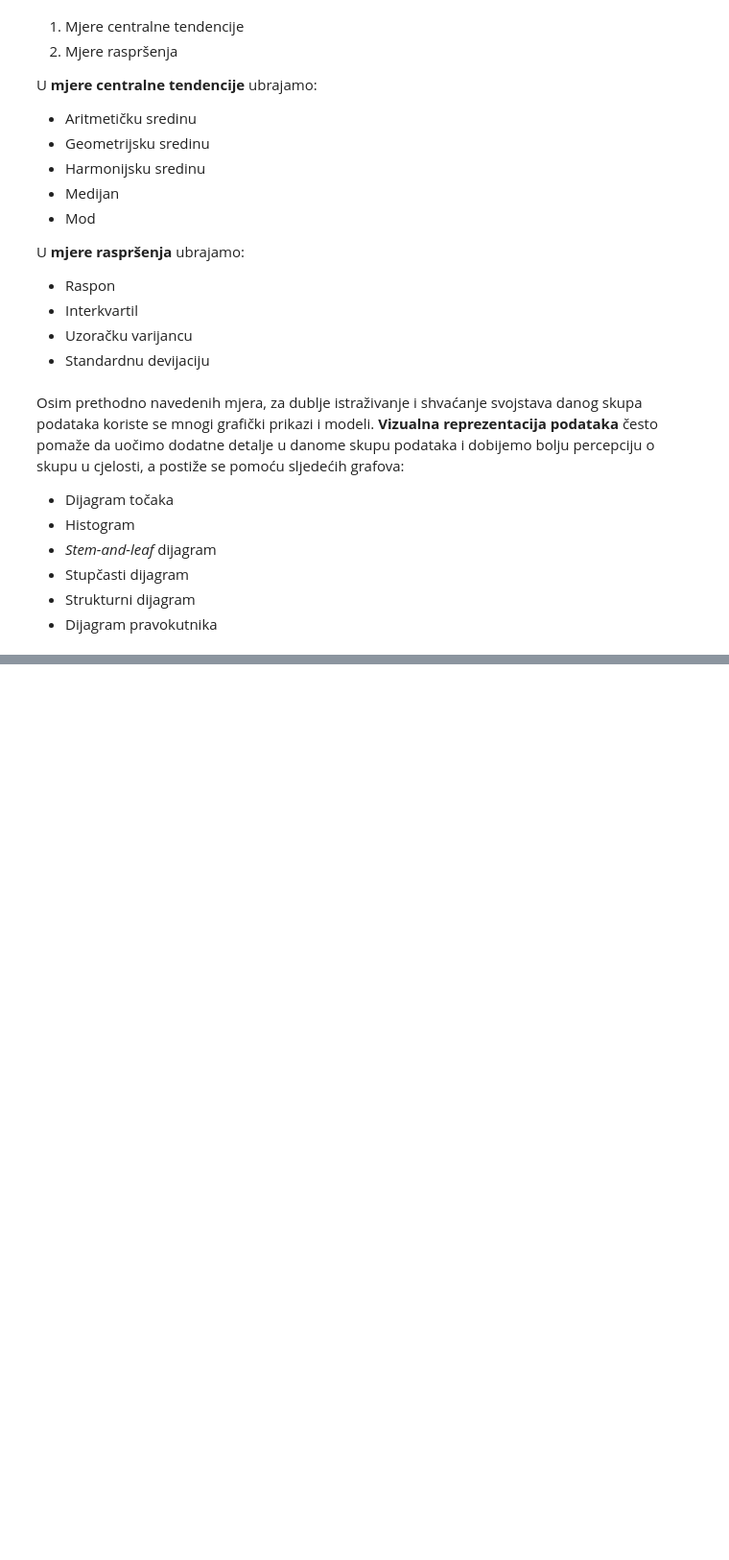
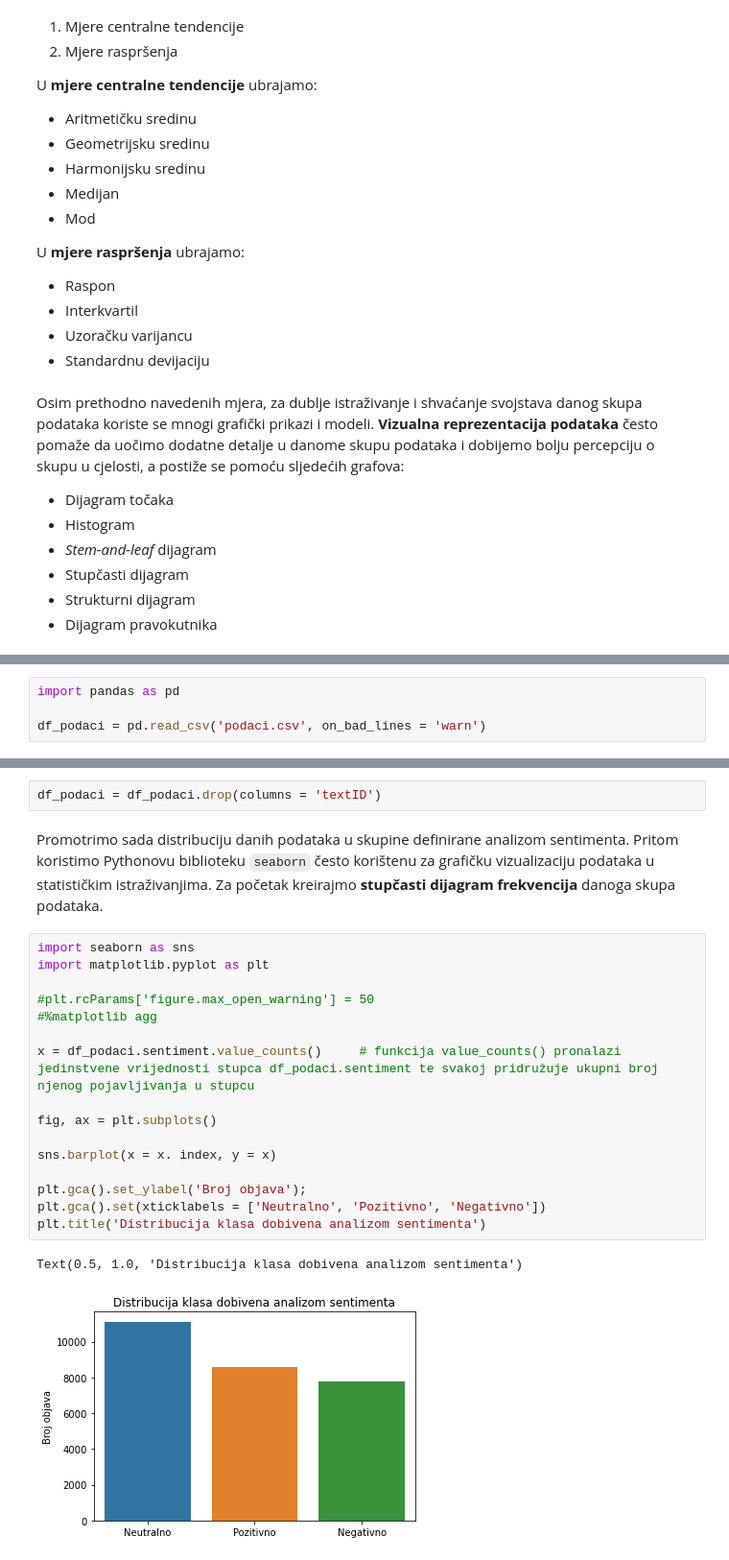
Before and after one commit to anazebi/Matematicki-softver, a Jupyter notebook: Opisna statistika esej.ipynb, the cells around one changed output, grey strips where cells are left out. Shown at 96% size. Cells and saved outputs as stored; diff of their text form; blank space fills up the shorter version.

```diff
--- a/Opisna statistika esej.ipynb
+++ b/Opisna statistika esej.ipynb
@@ -44,0 +56,4 @@ Opažene vrijednosti $x_1, x_2, ... x_n$ varijable $X$ na određenom statističk
+# %%
+import pandas as pd
+
+df_podaci = pd.read_csv('podaci.csv', on_bad_lines = 'warn')
@@ -44,0 +94,23 @@ Opažene vrijednosti $x_1, x_2, ... x_n$ varijable $X$ na određenom statističk
+# %%
+df_podaci = df_podaci.drop(columns = 'textID')
+# %% [markdown]
+Promotrimo sada distribuciju danih podataka u skupine definirane analizom sentimenta. Pritom koristimo Pythonovu biblioteku `seaborn` često korištenu za grafičku vizualizaciju podataka u statističkim istraživanjima. Za početak kreirajmo **stupčasti dijagram frekvencija** danoga skupa podataka.
+# %%
+import seaborn as sns
+import matplotlib.pyplot as plt
+
+#plt.rcParams['figure.max_open_warning'] = 50
+#%matplotlib agg
+
+x = df_podaci.sentiment.value_counts()     # funkcija value_counts() pronalazi jedinstvene vrijednosti stupca df_podaci.sentiment te svakoj pridružuje ukupni broj njenog pojavljivanja u stupcu
+
+fig, ax = plt.subplots()
+
+sns.barplot(x = x. index, y = x)
+
+plt.gca().set_ylabel('Broj objava');
+plt.gca().set(xticklabels = ['Neutralno', 'Pozitivno', 'Negativno'])
+plt.title('Distribucija klasa dobivena analizom sentimenta')
+# %% [output]
+Text(0.5, 1.0, 'Distribucija klasa dobivena analizom sentimenta')
+[figure, added]
```
Also changed, not shown: parts of 39 cells of this notebook.
